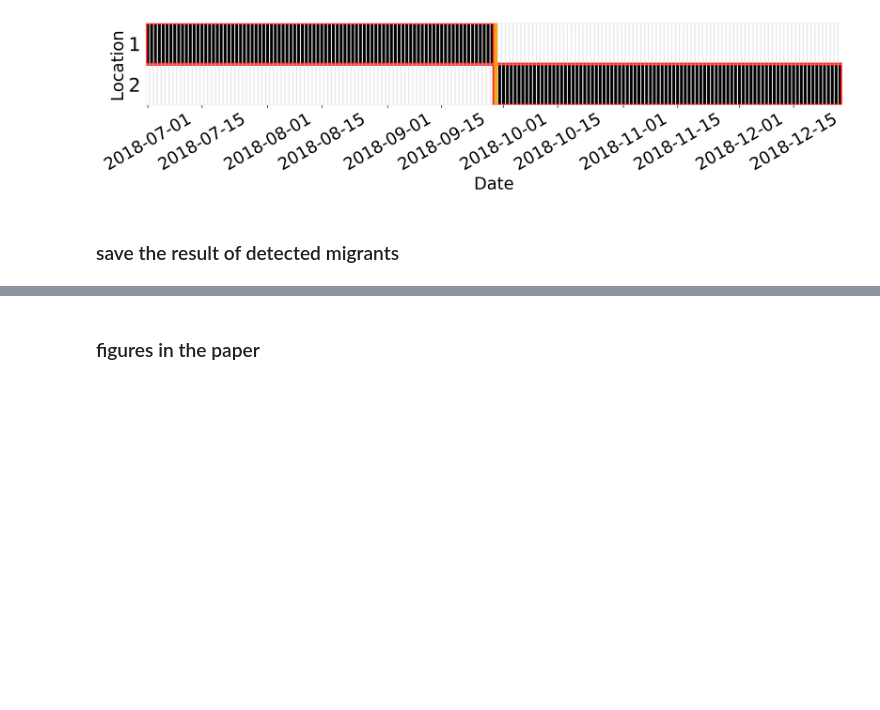
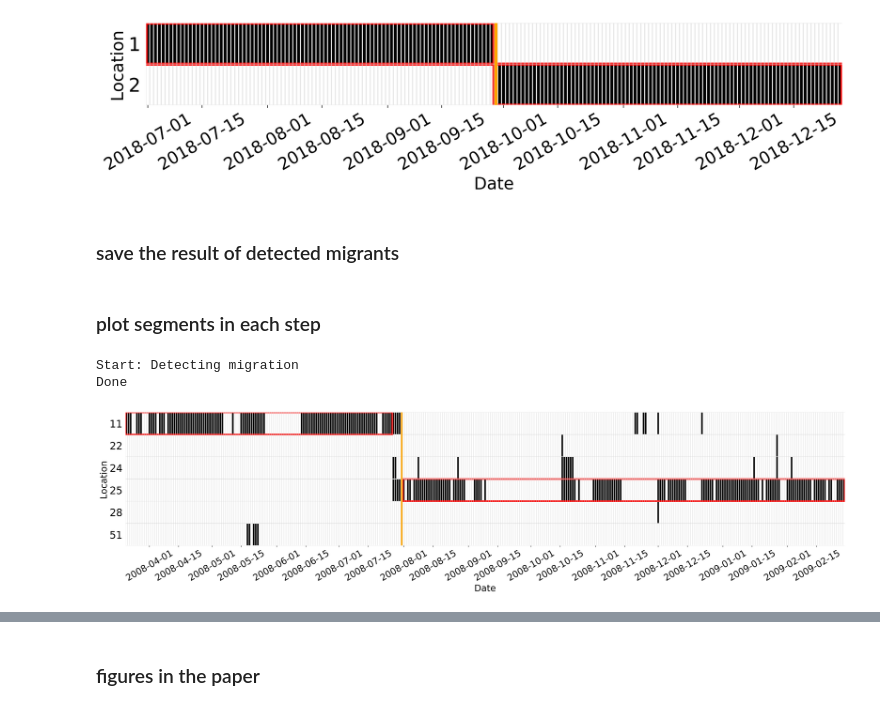
Before and after one commit to g-chi/migration_detector, a Jupyter notebook: demo.ipynb, the cells around one changed output, grey strips where cells are left out. Drawn from its saved outputs; the diff is of its cells as text; code cells hidden in the pictures; blank space fills up the shorter version.

```diff
--- a/demo.ipynb
+++ b/demo.ipynb
@@ -54,3 +61,13 @@ traj.plot_migration_segment(migrants[0])
 ### save the result of detected migrants
 # %%
 md.to_csv(migrants, result_path='result', file_name='migration_event.csv')
+# %% [markdown]
+### plot segments in each step
+# %%
+traj1 = md.read_csv('example/migrant_location_history_example3.csv')
+migrants = traj1.find_migrants()
+traj1.plot_segment(migrants[0], if_migration=True)
+# %% [output]
+Start: Detecting migration
+Done
+[figure, added]
```
Also changed, not shown: parts of 12 cells of this notebook, 1 other file.
